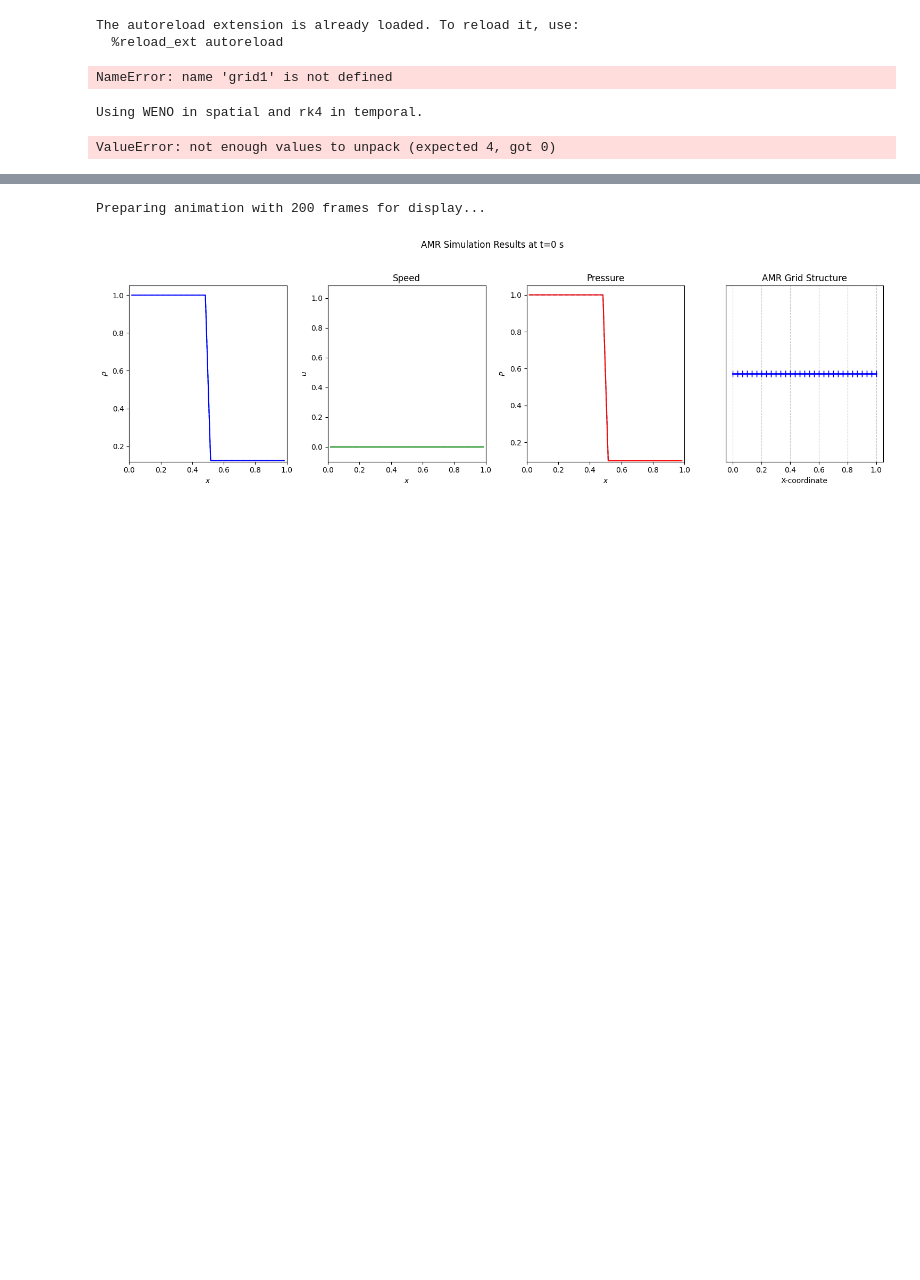
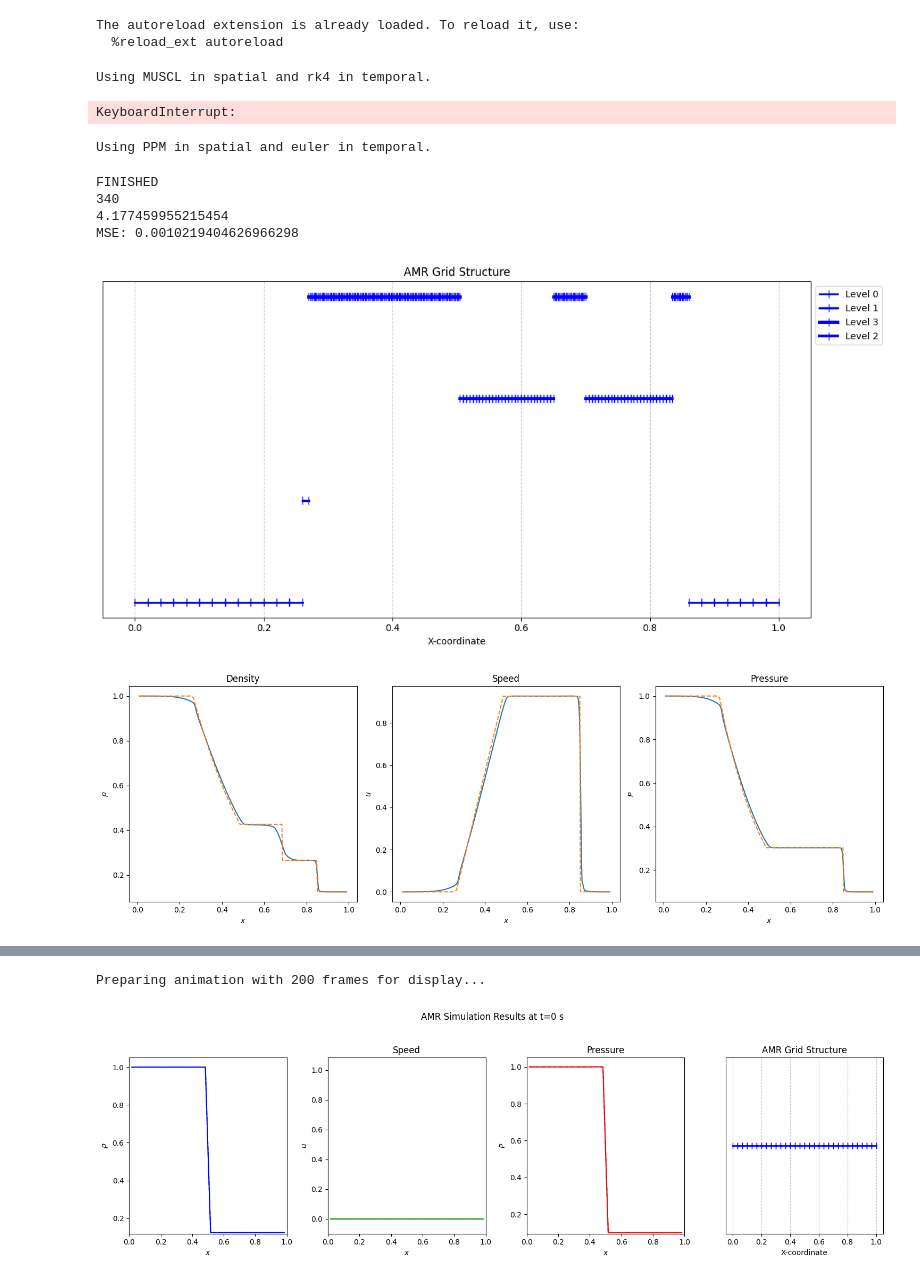
Before and after one commit to yttcari/1d_AMR, a Jupyter notebook: 1D_demo.ipynb, the cells around one changed output, grey strips where cells are left out. Cells and saved outputs as stored; diff of their text form; code cells hidden in the pictures; blank space fills up the shorter version.

```diff
--- a/1D_demo.ipynb
+++ b/1D_demo.ipynb
@@ -75,23 +75,42 @@ def calc_MSE(history):
     P_MSE = MSE(P_numeric, P_analytic)
 
     return np.array([rho_MSE, u_MSE, P_MSE])
-# %%
-viz.plot_amr_value(grid1)
-# %% [output]
-NameError: name 'grid1' is not defined
+# %%
+grid1 = grid.grid(L=1, N=50)
+grid1.max_level = 3
+start = time.time()
+refine_epsilon = 10 ** -3
+init_grid(grid1)
+grid1_history = FVM.new_solve(FVM.HLL_flux, grid1, t_final=0.2, epsilon=refine_epsilon, dt_type='euler', dx_type="MUSCL")
+
+print(len(grid1_history))
+viz.plot_amr_grid(grid1)
+viz.plot_amr_value(grid1, analytic=init_con)
+print(time.time() - start)
+print(f"MSE: {np.average(calc_MSE(grid1_history))}")
+#viz.animate(grid1_history, 'plot/test.gif')
+# %% [output]
+Using MUSCL in spatial and rk4 in temporal.
+KeyboardInterrupt:
 # %%
-grid1 = grid.grid(L=1, N=20)
+grid1 = grid.grid(L=1, N=50)
 grid1.max_level = 3
 start = time.time()
 refine_epsilon = 10 ** -3
 init_grid(grid1)
-grid1_history = FVM.new_solve(FVM.HLL_flux, grid1, t_final=0.2, epsilon=refine_epsilon, dt_type='rk4', dx_type="WENO")
+grid1_history = FVM.new_solve(FVM.HLL_flux, grid1, t_final=0.2, epsilon=refine_epsilon, dt_type='euler', dx_type="PPM")
+
 print(len(grid1_history))
 viz.plot_amr_grid(grid1)
 viz.plot_amr_value(grid1, analytic=init_con)
 print(time.time() - start)
 print(f"MSE: {np.average(calc_MSE(grid1_history))}")
 #viz.animate(grid1_history, 'plot/test.gif')
 # %% [output]
-Using WENO in spatial and rk4 in temporal.
+Using PPM in spatial and euler in temporal.
-ValueError: not enough values to unpack (expected 4, got 0)
+FINISHED
+340
+4.177459955215454
+MSE: 0.0010219404626966298
+[figure, added]
+[figure, added]
```
Also changed, not shown: parts of 1 cell of this notebook, 2 other files.
